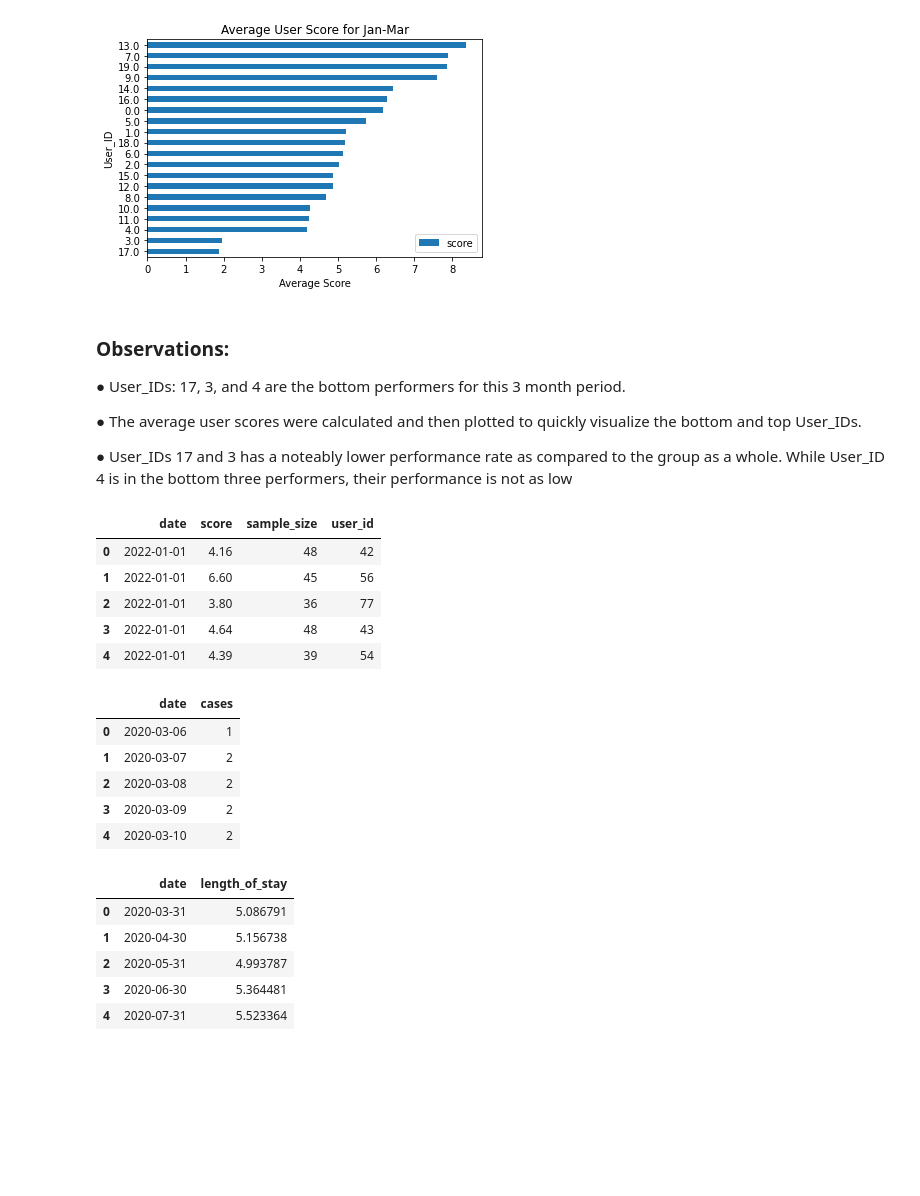
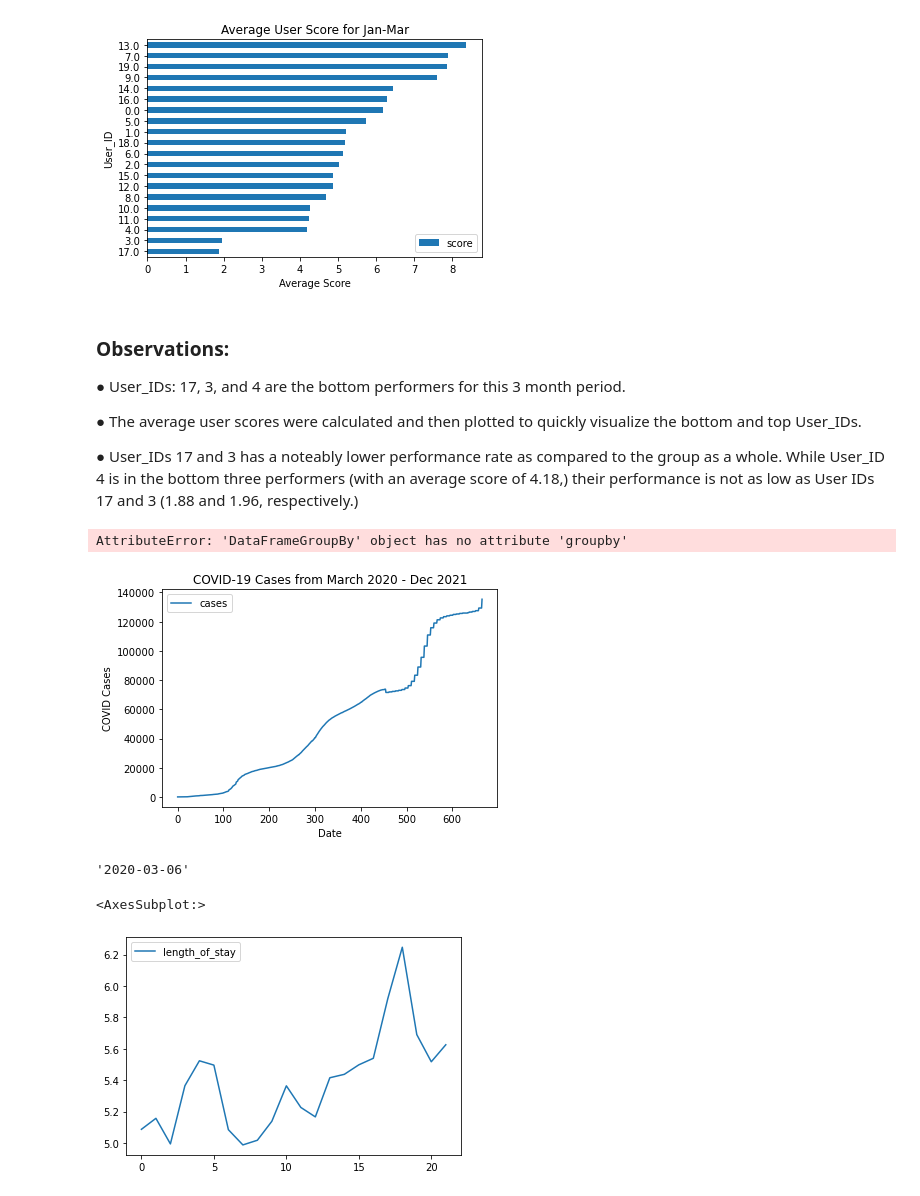
Before and after one commit to valputla/Customer-Success-Project, a Jupyter notebook: Take Home Analysis.ipynb, the cells around one changed output. Saved outputs shown, nothing was run; the diff lists cells and outputs as text; code cells hidden in the pictures; blank space fills up the shorter version.

```diff
--- a/Take Home Analysis.ipynb
+++ b/Take Home Analysis.ipynb
@@ -178,31 +171,29 @@ plt.show()
 
 ● The average user scores were calculated and then plotted to quickly visualize the bottom and top User_IDs.
 
-● User_IDs 17 and 3 has a noteably lower performance rate as compared to the group as a whole. While User_ID 4 is in the bottom three performers, their performance is not as low
+● User_IDs 17 and 3 has a noteably lower performance rate as compared to the group as a whole. While User_ID 4 is in the bottom three performers (with an average score of 4.18,) their performance is not as low as User IDs 17 and 3 (1.88 and 1.96, respectively.)
-# %%
-q1_monthly_user_scores.head()
-# %% [output]
-|  | date | score | sample_size | user_id |
-| 0 | 2022-01-01 | 4.16 | 48 | 42 |
-| 1 | 2022-01-01 | 6.60 | 45 | 56 |
-| 2 | 2022-01-01 | 3.80 | 36 | 77 |
-| 3 | 2022-01-01 | 4.64 | 48 | 43 |
-| 4 | 2022-01-01 | 4.39 | 39 | 54 |
-# %%
-q4_covid_census.head()
-# %% [output]
-|  | date | cases |
-| 0 | 2020-03-06 | 1 |
-| 1 | 2020-03-07 | 2 |
-| 2 | 2020-03-08 | 2 |
-| 3 | 2020-03-09 | 2 |
-| 4 | 2020-03-10 | 2 |
+# %%
+q4_covid_census[["year", "month", "date"]] = q4_covid_census["date"].str.split("-", expand = True)
+# %%
+q4_covid_census = q4_covid_census.drop("date", 1)
+# %%
+q4_covid_census = q4_covid_census.groupby(["month", "year"])
+# %% [output]
+AttributeError: 'DataFrameGroupBy' object has no attribute 'groupby'
+# %%
+q4_covid_census.plot()
+plt.title("COVID-19 Cases from March 2020 - Dec 2021")
+plt.xlabel("Date")
+plt.ylabel("COVID Cases")
+plt.show()
+# %% [output]
+[figure, added]
+# %%
+q4_covid_census["date"].min()
+# %% [output]
+'2020-03-06'
 # %%
-q4_client_monthly_los.head()
+q4_client_monthly_los.plot()
 # %% [output]
-|  | date | length_of_stay |
-| 0 | 2020-03-31 | 5.086791 |
-| 1 | 2020-04-30 | 5.156738 |
-| 2 | 2020-05-31 | 4.993787 |
-| 3 | 2020-06-30 | 5.364481 |
-| 4 | 2020-07-31 | 5.523364 |
+<AxesSubplot:>
+[figure, added]
```
Also changed, not shown: parts of 6 cells of this notebook, 4 other files.
